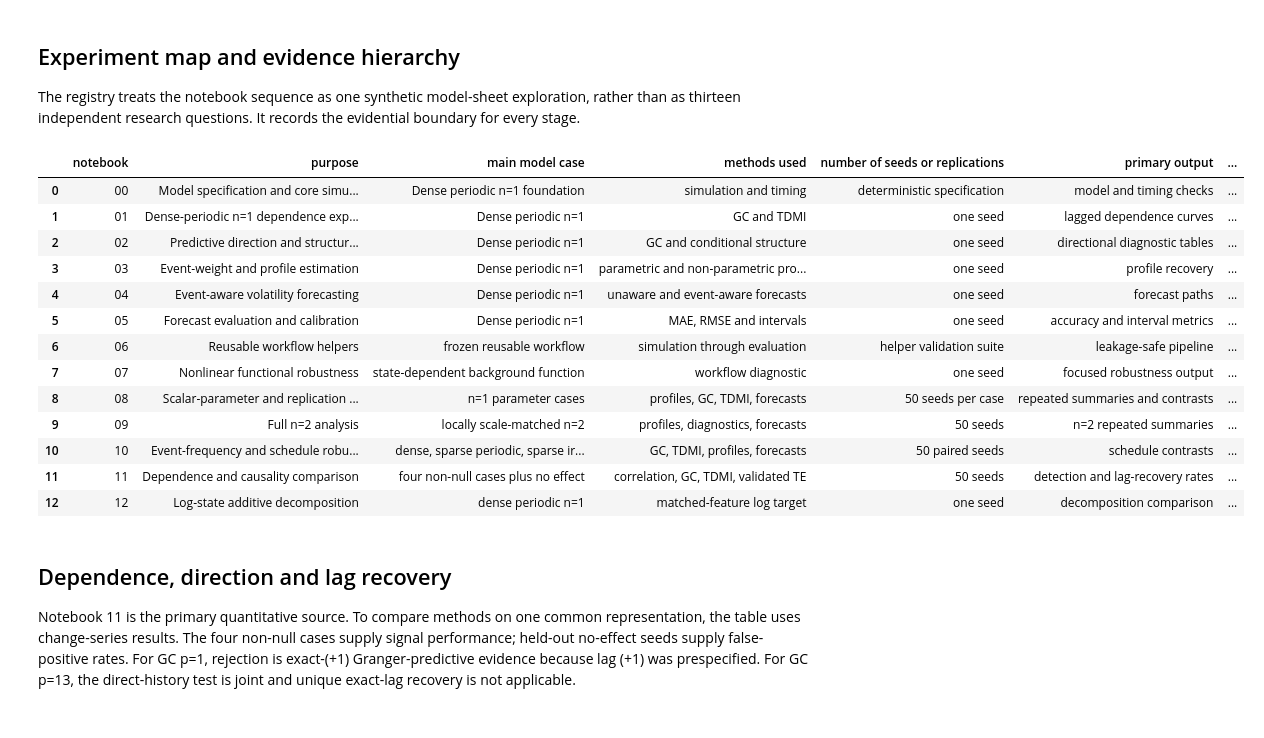
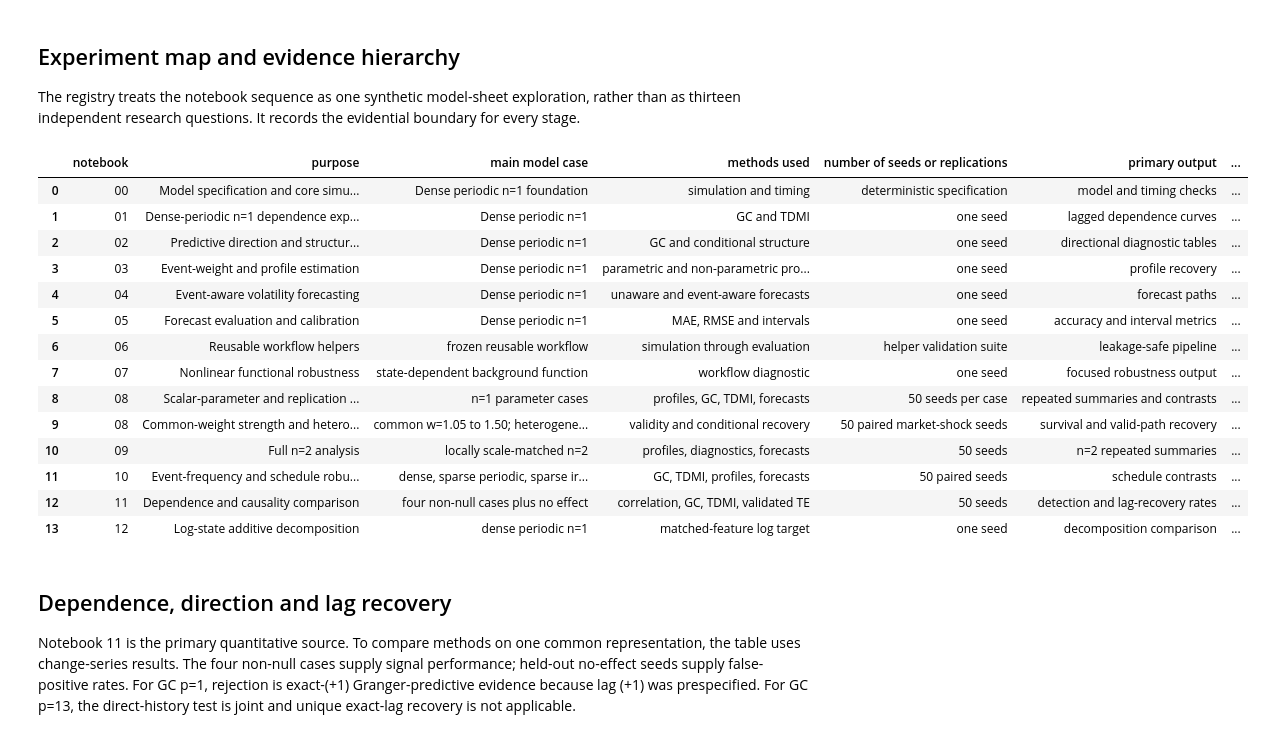
Before and after one commit to JivN24/HSBC-AN-RN, a Jupyter notebook: CODEWORK/Linus' Task Re-Do/13_final_synthetic_synthesis.ipynb, the cells around one changed output. Cells and saved outputs as stored; diff of their text form; code cells hidden in the pictures.

```diff
--- a/CODEWORK/Linus' Task Re-Do/13_final_synthetic_synthesis.ipynb
+++ b/CODEWORK/Linus' Task Re-Do/13_final_synthetic_synthesis.ipynb
@@ -87,37 +102,39 @@ registry_rows = [
     ('05', 'Forecast evaluation and calibration', 'Dense periodic n=1', 'MAE, RMSE and intervals', 'one seed', 'accuracy and interval metrics', 'Level 1', 'calibration is sample-specific'),
     ('06', 'Reusable workflow helpers', 'frozen reusable workflow', 'simulation through evaluation', 'helper validation suite', 'leakage-safe pipeline', 'Level 1', 'synthetic scope'),
     ('07', 'Nonlinear functional robustness', 'state-dependent background function', 'workflow diagnostic', 'one seed', 'focused robustness output', 'Level 3', 'not repeated-seed evidence'),
     ('08', 'Scalar-parameter and replication robustness', 'n=1 parameter cases', 'profiles, GC, TDMI, forecasts', '50 seeds per case', 'repeated summaries and contrasts', 'Level 2', 'studied parameter grid'),
+    ('08', 'Common-weight strength and heterogeneous high-weight viability', 'common w=1.05 to 1.50; heterogeneous w_j=1.10 to 2.00', 'validity and conditional recovery', '50 paired market-shock seeds', 'survival and valid-path recovery', 'Level 2', 'current Euler price-update stability boundary'),
     ('09', 'Full n=2 analysis', 'locally scale-matched n=2', 'profiles, diagnostics, forecasts', '50 seeds', 'n=2 repeated summaries', 'Level 2', 'scale-aware comparison required'),
     ('10', 'Event-frequency and schedule robustness', 'dense, sparse periodic, sparse irregular', 'GC, TDMI, profiles, forecasts', '50 paired seeds', 'schedule contrasts', 'Level 2', 'three studied schedules'),
     ('11', 'Dependence and causality comparison', 'four non-null cases plus no effect', 'correlation, GC, TDMI, validated TE', '50 seeds', 'detection and lag-recovery rates', 'Level 2', 'predictive diagnostics'),
     ('12', 'Log-state additive decomposition', 'dense periodic n=1', 'matched-feature log target', 'one seed', 'decomposition comparison', 'Level 3', 'frozen linear raw predictor basis'),
 ]
 experiment_registry = pd.DataFrame(
     registry_rows,
     columns=[
         'notebook', 'purpose', 'main model case', 'methods used',
         'number of seeds or replications', 'primary output',
         'evidence level', 'main limitation',
     ],
 )
 experiment_registry.to_csv(OUTPUT_DIR / 'experiment_registry.csv', index=False)
 display(experiment_registry)
 # %% [output]
 |  | notebook | purpose | main model case | methods used | number of seeds or replications | primary output | ... |
 | 0 | 00 | Model specification and core simu... | Dense periodic n=1 foundation | simulation and timing | deterministic specification | model and timing checks | ... |
 | 1 | 01 | Dense-periodic n=1 dependence exp... | Dense periodic n=1 | GC and TDMI | one seed | lagged dependence curves | ... |
 | 2 | 02 | Predictive direction and structur... | Dense periodic n=1 | GC and conditional structure | one seed | directional diagnostic tables | ... |
 | 3 | 03 | Event-weight and profile estimation | Dense periodic n=1 | parametric and non-parametric pro... | one seed | profile recovery | ... |
 | 4 | 04 | Event-aware volatility forecasting | Dense periodic n=1 | unaware and event-aware forecasts | one seed | forecast paths | ... |
 | 5 | 05 | Forecast evaluation and calibration | Dense periodic n=1 | MAE, RMSE and intervals | one seed | accuracy and interval metrics | ... |
 | 6 | 06 | Reusable workflow helpers | frozen reusable workflow | simulation through evaluation | helper validation suite | leakage-safe pipeline | ... |
 | 7 | 07 | Nonlinear functional robustness | state-dependent background function | workflow diagnostic | one seed | focused robustness output | ... |
 | 8 | 08 | Scalar-parameter and replication ... | n=1 parameter cases | profiles, GC, TDMI, forecasts | 50 seeds per case | repeated summaries and contrasts | ... |
-| 9 | 09 | Full n=2 analysis | locally scale-matched n=2 | profiles, diagnostics, forecasts | 50 seeds | n=2 repeated summaries | ... |
-| 10 | 10 | Event-frequency and schedule robu... | dense, sparse periodic, sparse ir... | GC, TDMI, profiles, forecasts | 50 paired seeds | schedule contrasts | ... |
-| 11 | 11 | Dependence and causality comparison | four non-null cases plus no effect | correlation, GC, TDMI, validated TE | 50 seeds | detection and lag-recovery rates | ... |
-| 12 | 12 | Log-state additive decomposition | dense periodic n=1 | matched-feature log target | one seed | decomposition comparison | ... |
+| 9 | 08 | Common-weight strength and hetero... | common w=1.05 to 1.50; heterogene... | validity and conditional recovery | 50 paired market-shock seeds | survival and valid-path recovery | ... |
+| 10 | 09 | Full n=2 analysis | locally scale-matched n=2 | profiles, diagnostics, forecasts | 50 seeds | n=2 repeated summaries | ... |
+| 11 | 10 | Event-frequency and schedule robu... | dense, sparse periodic, sparse ir... | GC, TDMI, profiles, forecasts | 50 paired seeds | schedule contrasts | ... |
+| 12 | 11 | Dependence and causality comparison | four non-null cases plus no effect | correlation, GC, TDMI, validated TE | 50 seeds | detection and lag-recovery rates | ... |
+| 13 | 12 | Log-state additive decomposition | dense periodic n=1 | matched-feature log target | one seed | decomposition comparison | ... |
 # %% [markdown]
 ## Dependence, direction and lag recovery
 
```
Also changed, not shown: parts of 5 cells of this notebook, 28 other files.
